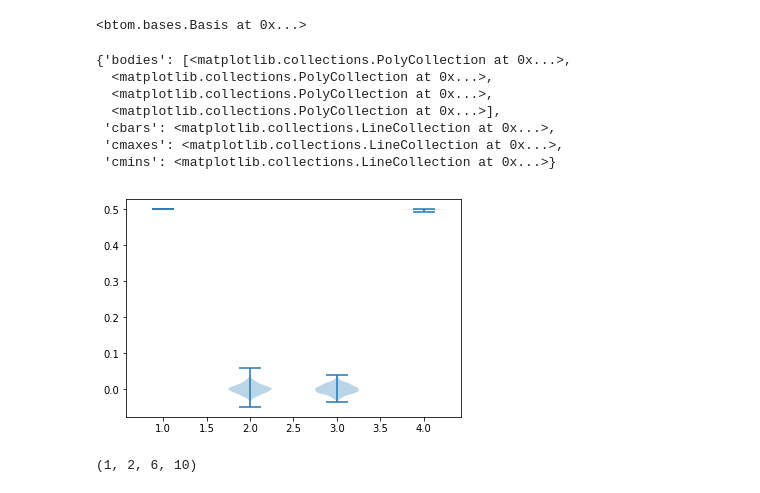
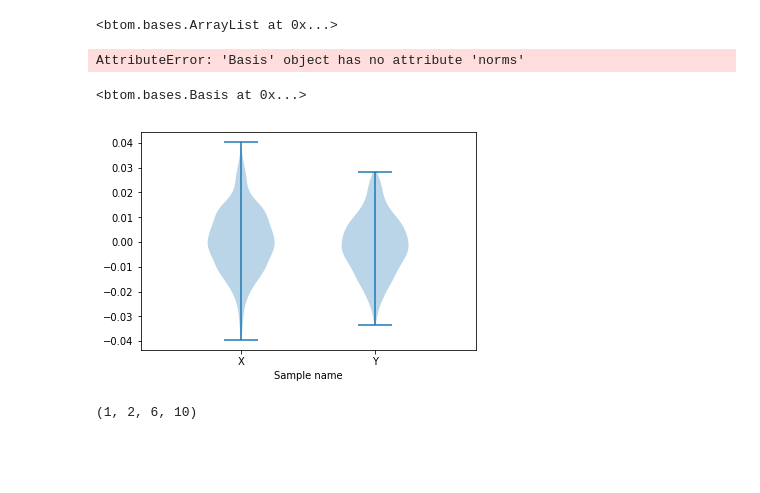
Before and after one commit to ihincks/btom, a Jupyter notebook: examples/binomial-example.ipynb, the cells around one changed output. Saved outputs shown, nothing was run; the diff lists cells and outputs as text; code cells hidden in the pictures; blank space fills up the shorter version.

```diff
--- a/examples/binomial-example.ipynb
+++ b/examples/binomial-example.ipynb
@@ -17,21 +17,23 @@ data = bt.BinomialTomographyData(bt.ArrayList([px, py, pz]), 1000, [500,500,1000
 pos = bt.StatePosterior(sampler, data)
 # %%
 d = np.real(bt.pauli_basis(normalize=True).expansion(pos.states))
-# %%
-bt.pauli_basis(normalize=False)
-# %% [output]
-<btom.bases.Basis at 0x...>
-# %%
-plt.violinplot(d.T)
-# %% [output]
-{'bodies': [<matplotlib.collections.PolyCollection at 0x...>,
-  <matplotlib.collections.PolyCollection at 0x...>,
-  <matplotlib.collections.PolyCollection at 0x...>,
-  <matplotlib.collections.PolyCollection at 0x...>],
- 'cbars': <matplotlib.collections.LineCollection at 0x...>,
- 'cmaxes': <matplotlib.collections.LineCollection at 0x...>,
- 'cmins': <matplotlib.collections.LineCollection at 0x...>}
-[figure, removed]
+# %%
+b = bt.pauli_basis()
+b.dot(b)
+# %% [output]
+<btom.bases.ArrayList at 0x...>
+# %%
+b.norms
+# %% [output]
+AttributeError: 'Basis' object has no attribute 'norms'
+# %%
+b[1:]
+# %% [output]
+<btom.bases.Basis at 0x...>
+# %%
+pos.basis_expansion_plot(b[[1,2]])
+# %% [output]
+[figure, added]
 # %%
 np.kron(np.empty((1,2,5)), np.empty((1,2,3,2))).shape
 # %% [output]
```
